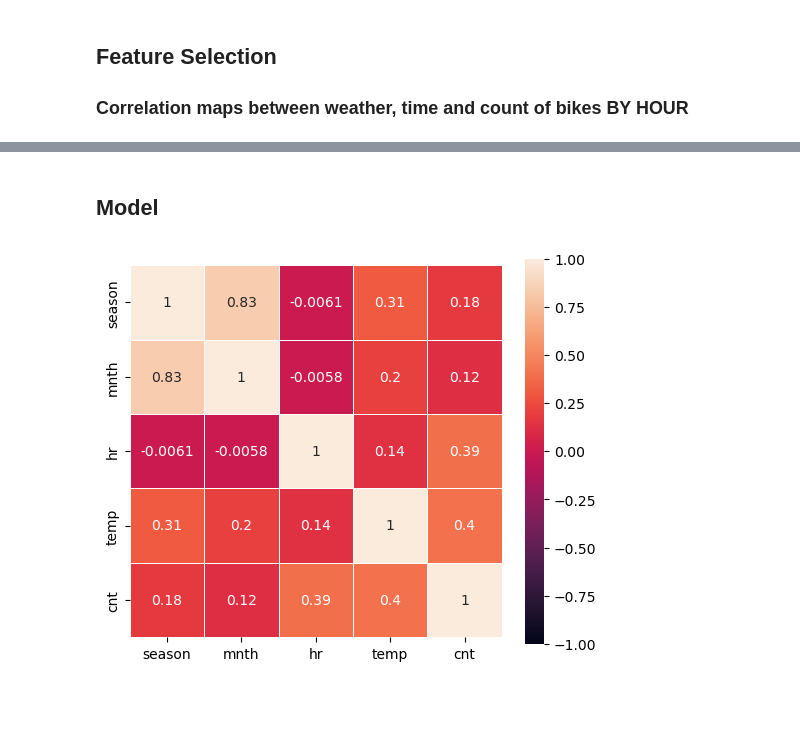
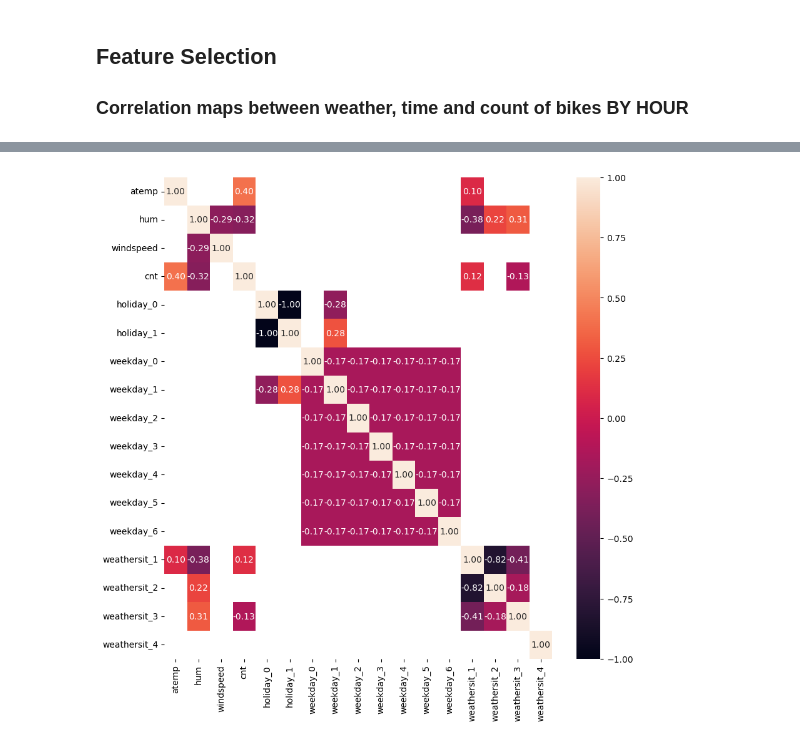
Before and after one commit to FlipGoncalves/BikeSharingDeepLearning, a Jupyter notebook: STMpart1.ipynb, the cells around one changed output, grey strips where cells are left out. Saved outputs shown, nothing was run; the diff lists cells and outputs as text; code cells hidden in the pictures; blank space fills up the shorter version.

```diff
--- a/STMpart1.ipynb
+++ b/STMpart1.ipynb
@@ -171,7 +71,10 @@ plt.hist(list(range(1,5)), len(seasons), weights=list(seasons.values()))
-# %% [markdown]
-## Model
-# %%
-fig, ax = plt.subplots(figsize=(6, 5))
-ax = sns.heatmap(features.corr(),square=True, vmin=-1, vmax=1, annot=True, linewidths=.5)
-# %% [output]
-[figure, removed]
+# %%
+features_2 = data_2.copy().drop(columns=["temp", "yr", "mnth", "hr", "season", "workingday"])
+
+con_corr = features_2.corr()
+mask_con_corr = con_corr[(con_corr >= 0.1) | (con_corr <= -0.1)]
+
+fig, axes = plt.subplots(nrows=1, ncols=1, figsize=(10,10))
+fig = sns.heatmap(mask_con_corr, vmin=-1, vmax=1, annot=True, fmt='0.2f')
+# %% [output]
+[figure, added]
```
Also changed, not shown: parts of 13 cells of this notebook, 1 other file.
